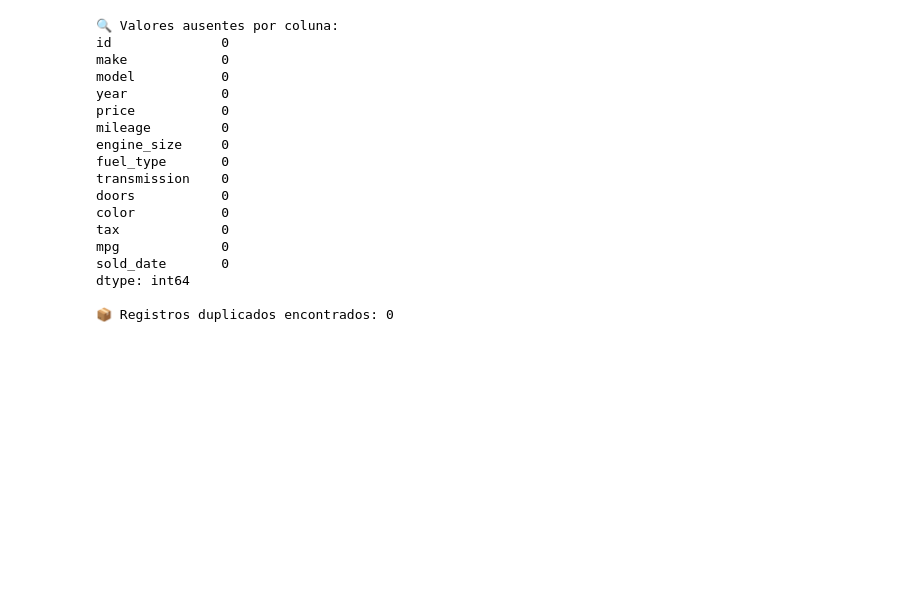
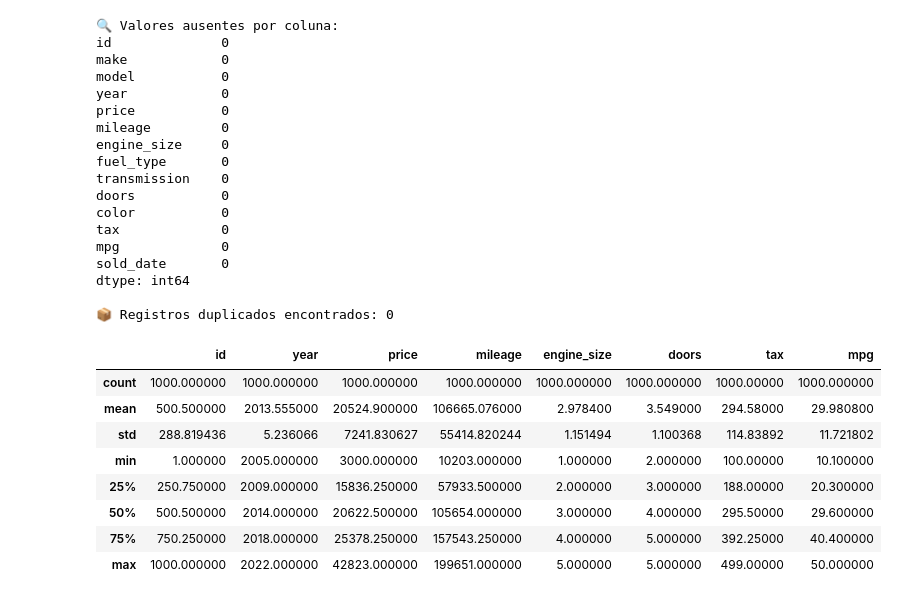
Before and after one commit to devLarissaRodrigues/WoMakersCode-DataAnalytics-DesafiosEmSquad, a Jupyter notebook: Desafio5_completo_em_squad.ipynb, the cells around one changed output. Saved outputs shown, nothing was run; the diff lists cells and outputs as text; code cells hidden in the pictures; blank space fills up the shorter version.

```diff
--- a/Desafio5_completo_em_squad.ipynb
+++ b/Desafio5_completo_em_squad.ipynb
@@ -108,3 +133,16 @@ sold_date       0
 dtype: int64
 
 📦 Registros duplicados encontrados: 0
+# %%
+# Obtenção de dados estatísticos
+df_carros.describe()
+# %% [output]
+|  | id | year | price | mileage | engine_size | doors | tax | mpg |
+| count | 1000.000000 | 1000.000000 | 1000.000000 | 1000.000000 | 1000.000000 | 1000.000000 | 1000.00000 | 1000.000000 |
+| mean | 500.500000 | 2013.555000 | 20524.900000 | 106665.076000 | 2.978400 | 3.549000 | 294.58000 | 29.980800 |
+| std | 288.819436 | 5.236066 | 7241.830627 | 55414.820244 | 1.151494 | 1.100368 | 114.83892 | 11.721802 |
+| min | 1.000000 | 2005.000000 | 3000.000000 | 10203.000000 | 1.000000 | 2.000000 | 100.00000 | 10.100000 |
+| 25% | 250.750000 | 2009.000000 | 15836.250000 | 57933.500000 | 2.000000 | 3.000000 | 188.00000 | 20.300000 |
+| 50% | 500.500000 | 2014.000000 | 20622.500000 | 105654.000000 | 3.000000 | 4.000000 | 295.50000 | 29.600000 |
+| 75% | 750.250000 | 2018.000000 | 25378.250000 | 157543.250000 | 4.000000 | 5.000000 | 392.25000 | 40.400000 |
+| max | 1000.000000 | 2022.000000 | 42823.000000 | 199651.000000 | 5.000000 | 5.000000 | 499.00000 | 50.000000 |
```
Also changed, not shown: parts of 14 cells of this notebook.
